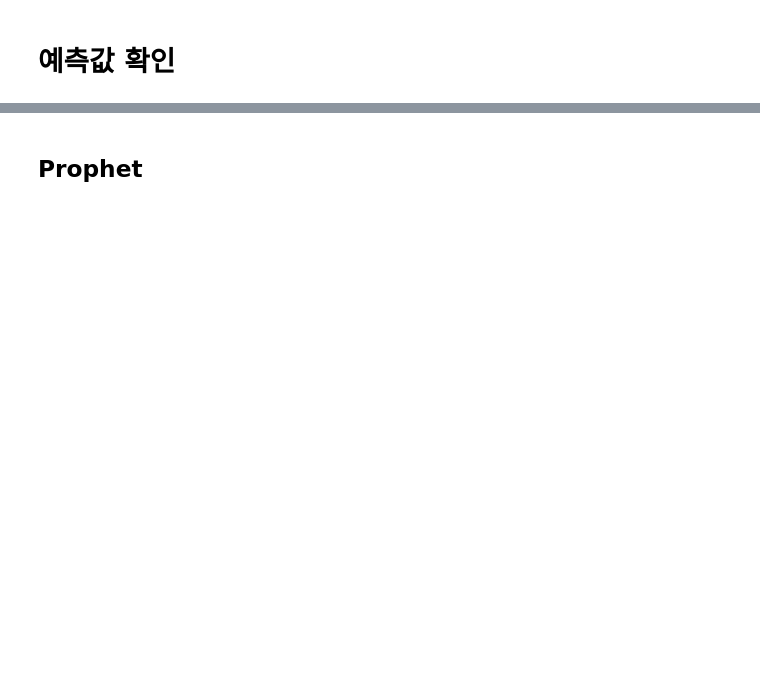
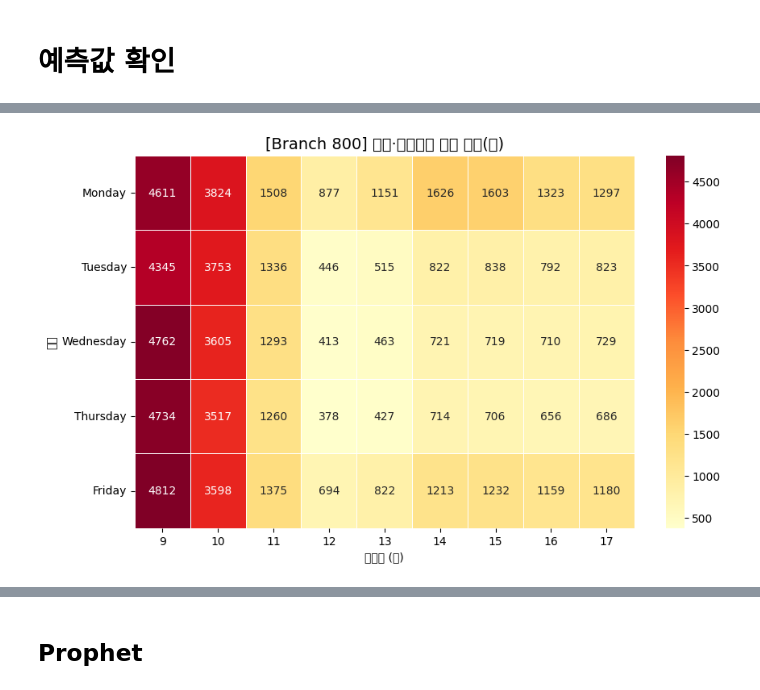
Before and after one commit to KnellBalm/KoRoad, a Jupyter notebook: DA_2025/Congest_Predict/modeling.ipynb, the cells around one changed output, grey strips where cells are left out. Drawn from its saved outputs; the diff is of its cells as text; code cells hidden in the pictures; blank space fills up the shorter version.

```diff
--- a/DA_2025/Congest_Predict/modeling.ipynb
+++ b/DA_2025/Congest_Predict/modeling.ipynb
@@ -1022,0 +1036,21 @@ tmp.pivot(index='evt_hour', columns='group_no', values='pred_delay')/60
+# %%
+ttmp_gb = ttmp.groupby(['branch_cd','evt_mm','evt_dotw','evt_hour'], as_index=False).agg({'pred_delay':'mean'})
+# %%
+# 특정 지점 선택
+branch = 800
+df_branch = ttmp_gb[ttmp_gb['branch_cd'] == branch]
+
+# 요일 × 시간 pivot
+pivot_df = ttmp_gb.pivot_table(
+    index='evt_dotw', columns='evt_hour', values='pred_delay', aggfunc='mean'
+).reindex(['Monday','Tuesday','Wednesday','Thursday','Friday'])  # 요일 순서 정렬
+
+# Heatmap 시각화
+plt.figure(figsize=(10,6))
+sns.heatmap(pivot_df, annot=True, fmt=".0f", cmap="YlOrRd", linewidths=0.5)
+plt.title(f"[Branch {branch}] 요일·시간대별 예측 지연(초)", fontsize=14)
+plt.xlabel("시간대 (시)")
+plt.ylabel("요일")
+plt.yticks(rotation=0)
+plt.show()
+# %% [output]
@@ -1022,0 +1074 @@ tmp.pivot(index='evt_hour', columns='group_no', values='pred_delay')/60
+[figure, added]
```
Also changed, not shown: parts of 24 cells of this notebook.
